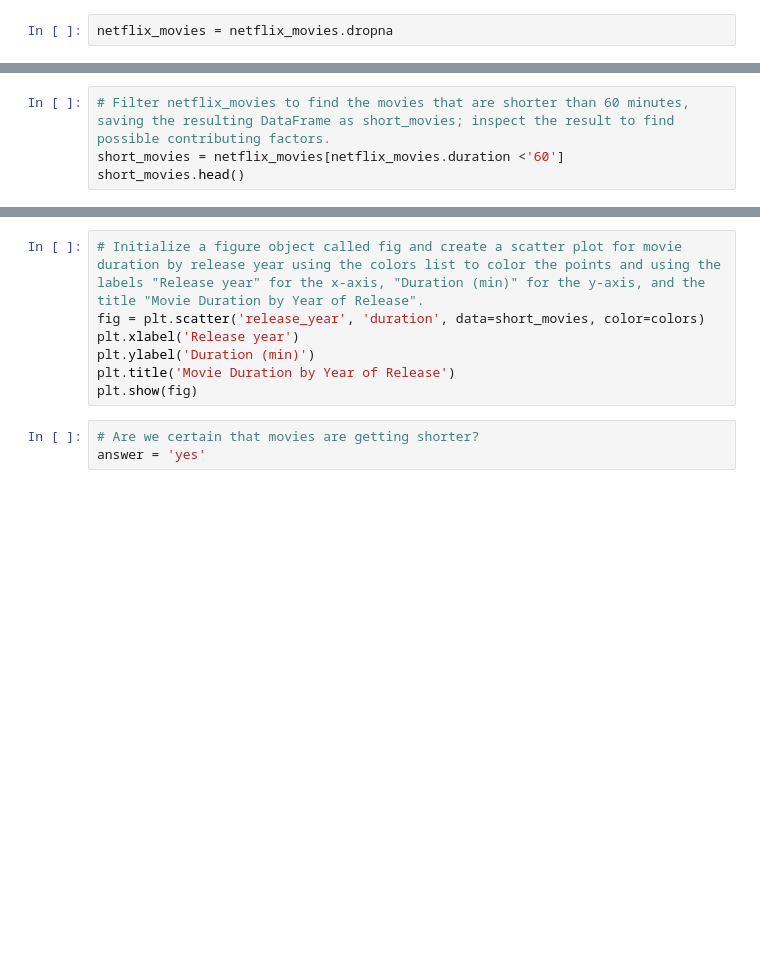
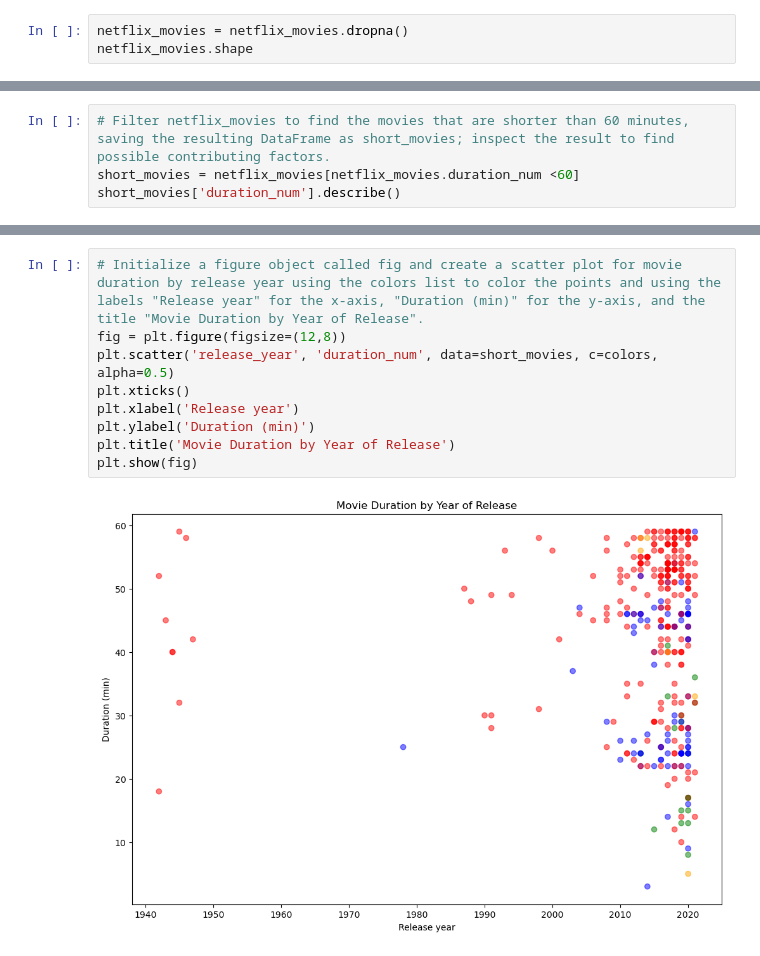
Before and after one commit to sclarksienki/NetflixProject, a Jupyter notebook: Netflix_Explore.ipynb, the cells around one changed output, grey strips where cells are left out. Saved outputs shown, nothing was run; the diff lists cells and outputs as text; blank space fills up the shorter version.

Commit message:
Fixed duration filter

```diff
--- a/Netflix_Explore.ipynb
+++ b/Netflix_Explore.ipynb
@@ -39,2 +42,3 @@ netflix_movies.head()
 # %%
-netflix_movies = netflix_movies.dropna
+netflix_movies = netflix_movies.dropna()
+netflix_movies.shape
@@ -54,5 +65,5 @@ TypeError: 'method' object is not subscriptable
 # %%
 # Filter netflix_movies to find the movies that are shorter than 60 minutes, saving the resulting DataFrame as short_movies; inspect the result to find possible contributing factors.
-short_movies = netflix_movies[netflix_movies.duration <'60']
-short_movies.head()
+short_movies = netflix_movies[netflix_movies.duration_num <60]
+short_movies['duration_num'].describe()
 # %% [output]
@@ -80,10 +101,11 @@ short_movies.head()
 # %%
 # Initialize a figure object called fig and create a scatter plot for movie duration by release year using the colors list to color the points and using the labels "Release year" for the x-axis, "Duration (min)" for the y-axis, and the title "Movie Duration by Year of Release".
-fig = plt.scatter('release_year', 'duration', data=short_movies, color=colors)
+fig = plt.figure(figsize=(12,8))
+plt.scatter('release_year', 'duration_num', data=short_movies, c=colors, alpha=0.5)
+plt.xticks()
 plt.xlabel('Release year')
 plt.ylabel('Duration (min)')
 plt.title('Movie Duration by Year of Release')
 plt.show(fig)
+# %% [output]
+[figure, added]
-# %%
-# Are we certain that movies are getting shorter?
-answer = 'yes'
```
Also changed, not shown: parts of 6 cells of this notebook.
